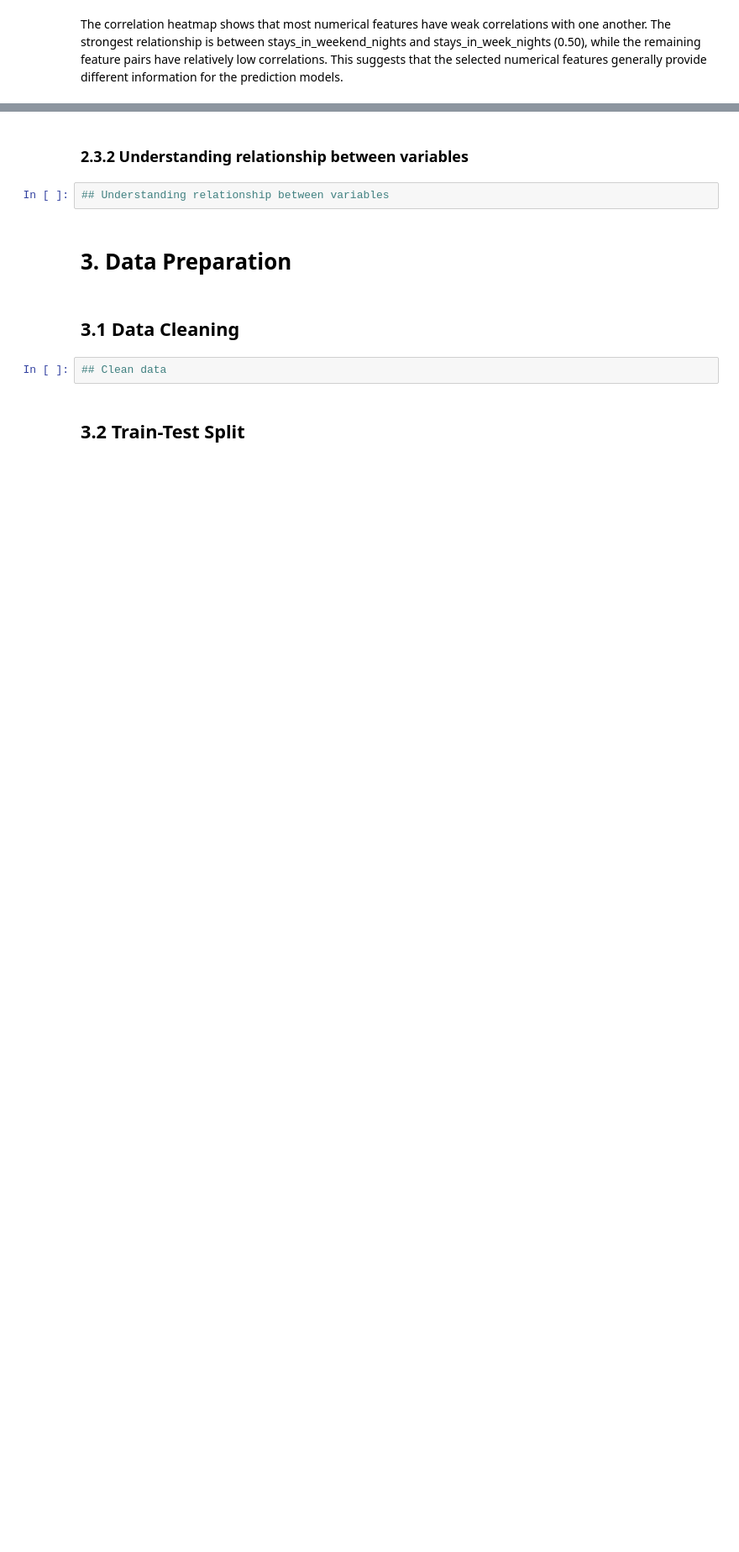
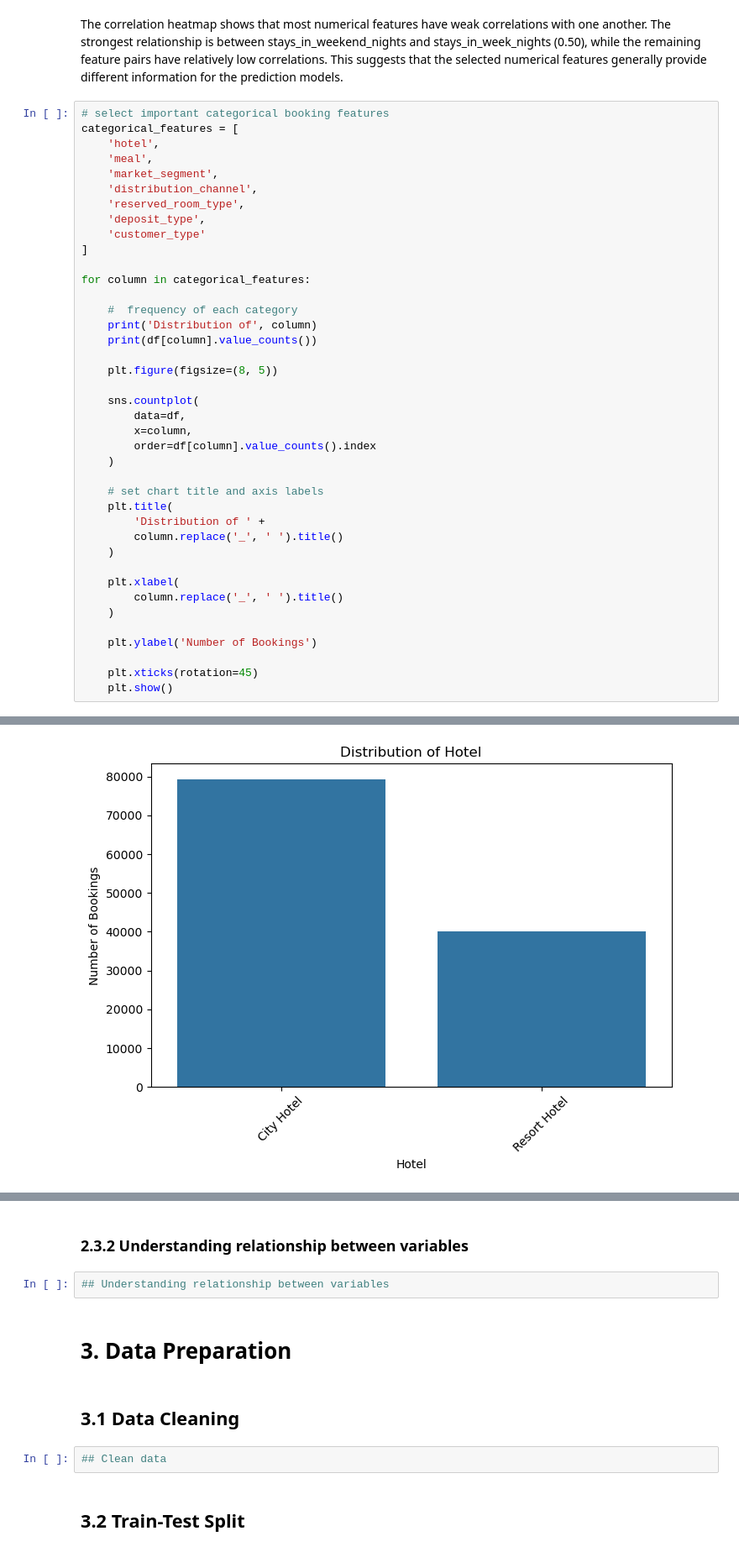
Before and after one commit to yixqinggg/mldp_hotel_booking_prediction, a Jupyter notebook: hotel_booking_cancellation_prediction.ipynb, the cells around one changed output, grey strips where cells are left out. Shown at 84% size. Drawn from its saved outputs; the diff is of its cells as text; blank space fills up the shorter version.

Commit message:
Analyse distribution of categorical features

```diff
--- a/hotel_booking_cancellation_prediction.ipynb
+++ b/hotel_booking_cancellation_prediction.ipynb
@@ -274,3 +274,44 @@ plt.show()
 [figure]
 # %% [markdown]
 The correlation heatmap shows that most numerical features have weak correlations with one another. The strongest relationship is between stays_in_weekend_nights and stays_in_week_nights (0.50), while the remaining feature pairs have relatively low correlations. This suggests that the selected numerical features generally provide different information for the prediction models.
+# %%
+# select important categorical booking features
+categorical_features = [
+    'hotel',
+    'meal',
+    'market_segment',
+    'distribution_channel',
+    'reserved_room_type',
+    'deposit_type',
+    'customer_type'
+]
+
+for column in categorical_features:
+
+    #  frequency of each category
+    print('Distribution of', column)
+    print(df[column].value_counts())
+
+    plt.figure(figsize=(8, 5))
+
+    sns.countplot(
+        data=df,
+        x=column,
+        order=df[column].value_counts().index
+    )
+
+    # set chart title and axis labels
+    plt.title(
+        'Distribution of ' +
+        column.replace('_', ' ').title()
+    )
+
+    plt.xlabel(
+        column.replace('_', ' ').title()
+    )
+
+    plt.ylabel('Number of Bookings')
+
+    plt.xticks(rotation=45)
+    plt.show()
+# %% [output]
@@ -276,0 +323 @@ The correlation heatmap shows that most numerical features have weak correlation
+[figure, added]
```
Also changed, not shown: parts of 2 cells of this notebook.
